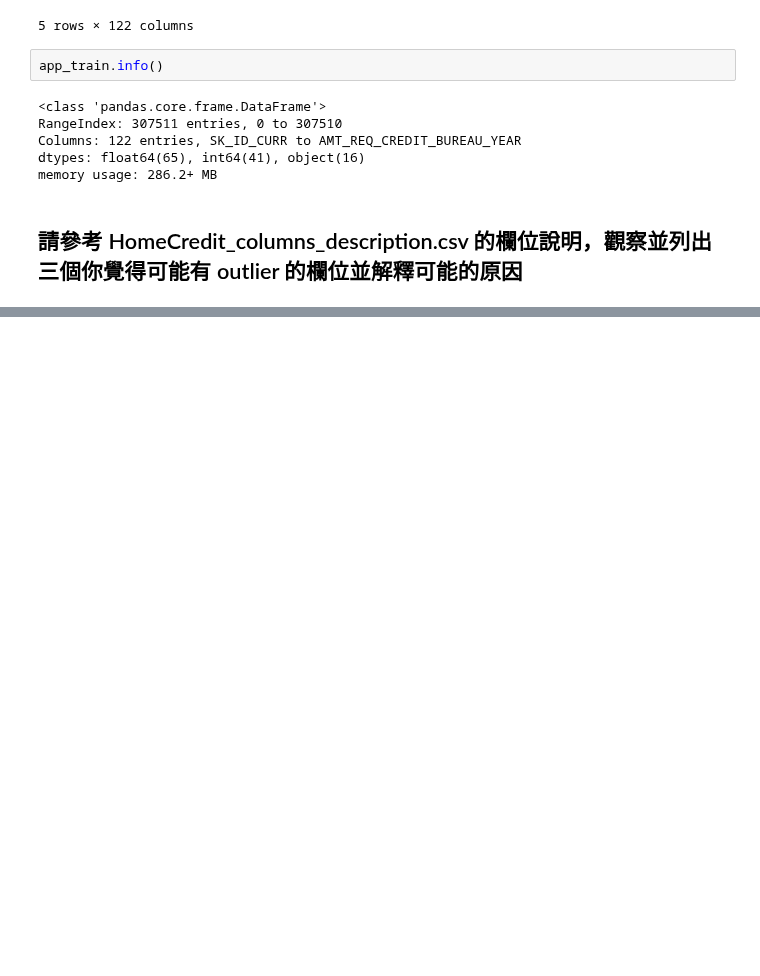
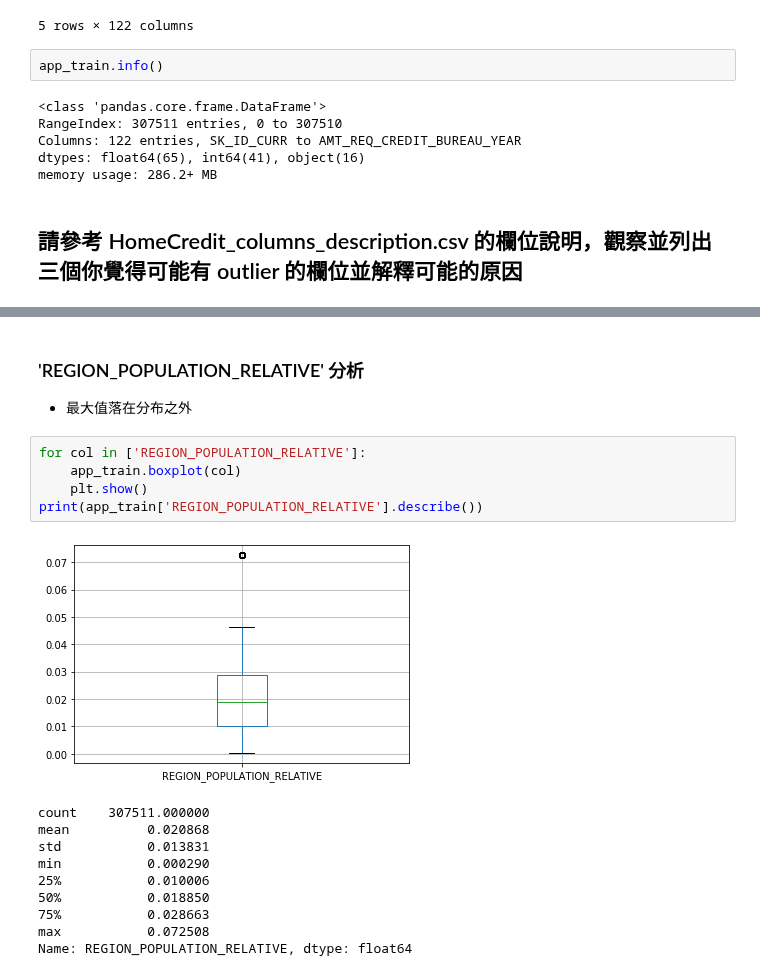
Before and after one commit to ching0819/2nd-ML100Days, a Jupyter notebook: homework/Day_006_HW.ipynb, the cells around one changed output, grey strips where cells are left out. Saved outputs shown, nothing was run; the diff lists cells and outputs as text; blank space fills up the shorter version.

```diff
--- a/homework/Day_006_HW.ipynb
+++ b/homework/Day_006_HW.ipynb
@@ -151,0 +143,19 @@ plt.hist(a)
+# %% [markdown]
+### 'REGION_POPULATION_RELATIVE' 分析
+* 最大值落在分布之外
+# %%
+for col in ['REGION_POPULATION_RELATIVE']:
+    app_train.boxplot(col)
+    plt.show()
+print(app_train['REGION_POPULATION_RELATIVE'].describe())
+# %% [output]
+[figure, added]
+count    307511.000000
+mean          0.020868
+std           0.013831
+min           0.000290
+25%           0.010006
+50%           0.018850
+75%           0.028663
+max           0.072508
+Name: REGION_POPULATION_RELATIVE, dtype: float64
```
Also changed, not shown: parts of 31 cells of this notebook.
